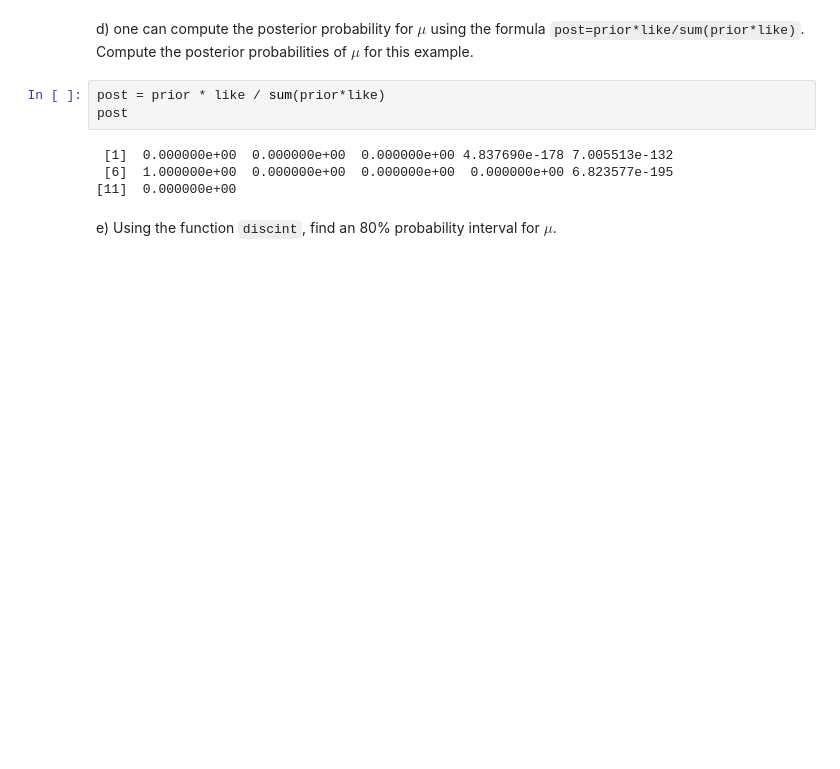
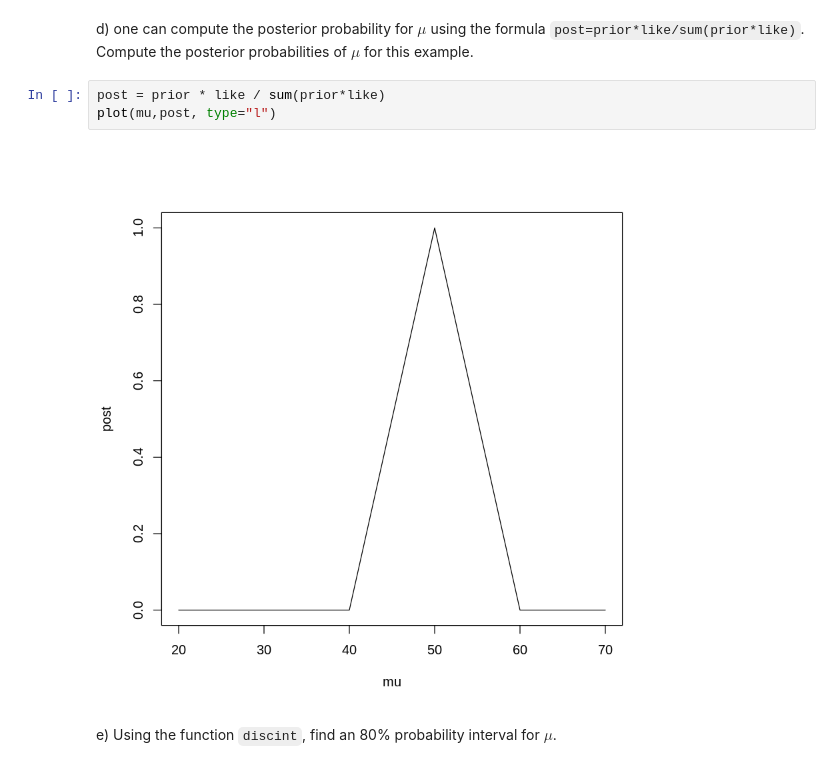
Before and after one commit to andrealorenzon/sm4ds, a Jupyter notebook: Assignment 5.ipynb, the cells around one changed output. Drawn from its saved outputs; the diff is of its cells as text; blank space fills up the shorter version.

```diff
--- a/Assignment 5.ipynb
+++ b/Assignment 5.ipynb
@@ -198,10 +204,8 @@ like
 d) one can compute the posterior probability for $\mu$ using the formula `post=prior*like/sum(prior*like)`. Compute the posterior probabilities of $\mu$ for this example.
 # %%
 post = prior * like / sum(prior*like)
-post
+plot(mu,post, type="l")
 # %% [output]
- [1]  0.000000e+00  0.000000e+00  0.000000e+00 4.837690e-178 7.005513e-132
- [6]  1.000000e+00  0.000000e+00  0.000000e+00  0.000000e+00 6.823577e-195
-[11]  0.000000e+00
+[figure, added]
 # %% [markdown]
 e) Using the function `discint`, find an 80% probability interval for $\mu$.
```
Also changed, not shown: parts of 5 cells of this notebook.
